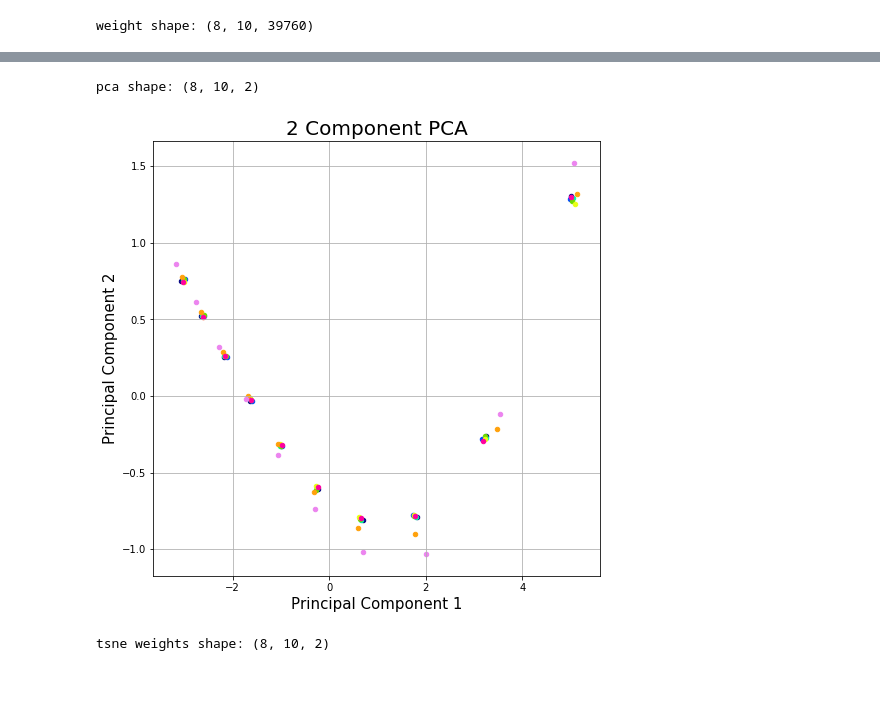
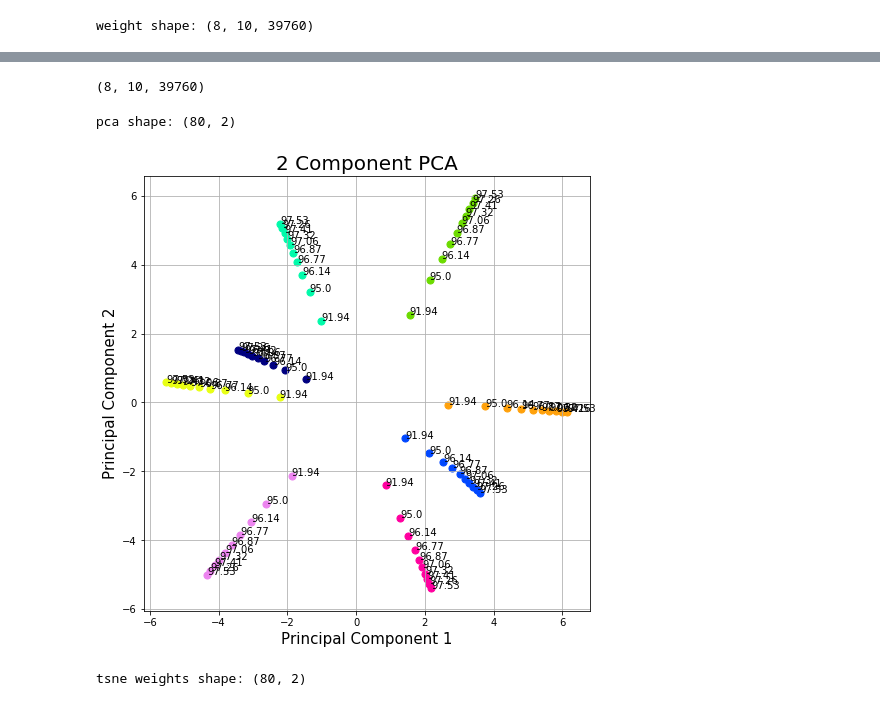
Before and after one commit to j40903272/mlds_2018spring, a Jupyter notebook: hw1/1-2/visualize_optimization.ipynb, the cells around one changed output, grey strips where cells are left out. Drawn from its saved outputs; the diff is of its cells as text; code cells hidden in the pictures.

Commit message:
visualize optimization complete

```diff
--- a/hw1/1-2/visualize_optimization.ipynb
+++ b/hw1/1-2/visualize_optimization.ipynb
@@ -184,6 +186,7 @@ The principal components (eigenvectors of the covariance matrix) correspond to t
 # %%
 colormap = plt.cm.gist_ncar
 colors = [colormap(i) for i in np.linspace(0, 0.9, 8)]
+colors = [i[:3] for i in colors]
 print ("weight shape:", np.array(weights_history).shape)
 # %% [output]
 weight shape: (8, 10, 39760)
@@ -190,36 +197,40 @@ weight shape: (8, 10, 39760)
 # %%
 from sklearn.decomposition import PCA
+# %%
+np.array(weights_history).shape
+# %% [output]
+(8, 10, 39760)
+# %%
+weights_history = np.array(weights_history).reshape(nevent*((epochs+2)//3), -1)
 # %%
-pca_weights = []
-for i in range(8):
-    pca = PCA(n_components=2)
-    tmp = pca.fit_transform(weights_history[i])
-    pca_weights.append(tmp)
+pca = PCA(n_components=2)
+pca_weights = pca.fit_transform(weights_history)
 print ("pca shape:", np.array(pca_weights).shape)
 # %% [output]
-pca shape: (8, 10, 2)
+pca shape: (80, 2)
+# %%
+pca_weights = pca_weights.reshape(nevent, (epochs+2)//3, 2)
 # %%
 fig = plt.figure(figsize = (8,8))
 ax = fig.add_subplot(111)
 ax.set_xlabel('Principal Component 1', fontsize = 15)
 ax.set_ylabel('Principal Component 2', fontsize = 15)
 ax.set_title('2 Component PCA', fontsize = 20)
 
-for target, color, label in zip(pca_weights, colors, acc_history):
-    ax.scatter(target[:, 0], target[:, 1], c = color, s = 20)
+for target, color in zip(pca_weights, colors):
+    ax.scatter(target[:, 0], target[:, 1], c = color, s = 50)
+    for idx in range(len(target)):
+        ax.annotate(str(acc_history[i][idx]), (target[idx][0], target[idx][1]))
 
 ax.grid()
 plt.savefig('pca.png')
 # %% [output]
-[figure, old version]
+[figure, new version]
 # %%
 from sklearn.manifold import TSNE
 # %%
-tsne_weights = []
-for i in range(8):
-    T = TSNE(n_components=2, perplexity=40)
-    tmp = T.fit_transform(weights_history[i])
-    tsne_weights.append(tmp)
+T = TSNE(n_components=2)
+tsne_weights = T.fit_transform(weights_history)
 print ("tsne weights shape:", np.array(tsne_weights).shape)
 # %% [output]
-tsne weights shape: (8, 10, 2)
+tsne weights shape: (80, 2)
```
Also changed, not shown: parts of 6 cells of this notebook, 2 other files.
